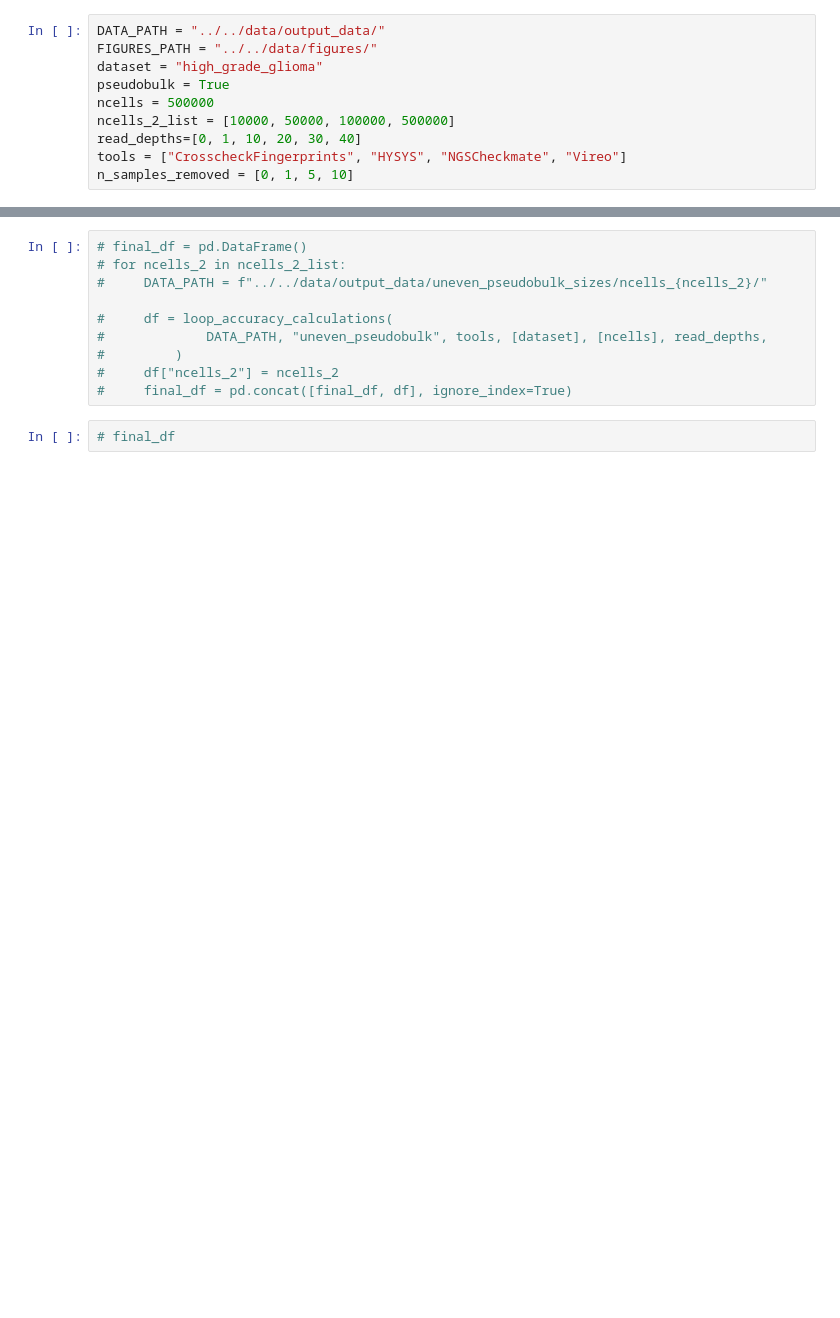
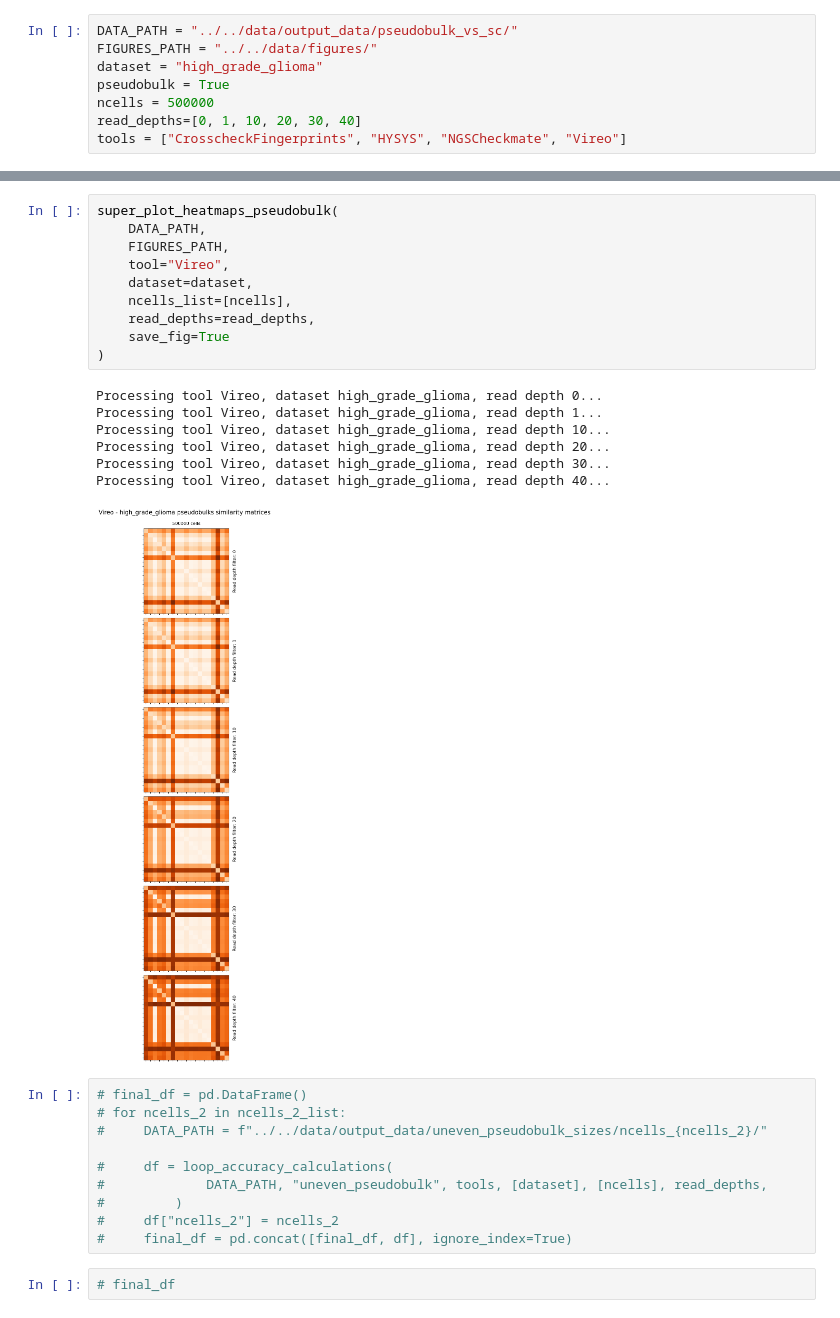
Before and after one commit to emma2207/hgsoc-reconstruction, a Jupyter notebook: sample_id_matching/scripts/experiment/crosscheck_analysis.ipynb, the cells around one changed output, grey strips where cells are left out. Drawn from its saved outputs; the diff is of its cells as text; blank space fills up the shorter version.

Commit message:
pseudobulk vs single-cell plots

```diff
--- a/sample_id_matching/scripts/experiment/crosscheck_analysis.ipynb
+++ b/sample_id_matching/scripts/experiment/crosscheck_analysis.ipynb
@@ -23,11 +21,9 @@ from visualization import (
 )
 # %%
-DATA_PATH = "../../data/output_data/"
+DATA_PATH = "../../data/output_data/pseudobulk_vs_sc/"
 FIGURES_PATH = "../../data/figures/"
 dataset = "high_grade_glioma"
 pseudobulk = True
 ncells = 500000
-ncells_2_list = [10000, 50000, 100000, 500000]
 read_depths=[0, 1, 10, 20, 30, 40]
 tools = ["CrosscheckFingerprints", "HYSYS", "NGSCheckmate", "Vireo"]
-n_samples_removed = [0, 1, 5, 10]
@@ -56,3 +30,21 @@ No results found for 0 samples removed and iteration 5. Skipping accuracy calcul
+# %%
+super_plot_heatmaps_pseudobulk(
+    DATA_PATH,
+    FIGURES_PATH,
+    tool="Vireo",
+    dataset=dataset,
+    ncells_list=[ncells],
+    read_depths=read_depths,
+    save_fig=True
+)
+# %% [output]
+Processing tool Vireo, dataset high_grade_glioma, read depth 0...
+Processing tool Vireo, dataset high_grade_glioma, read depth 1...
+Processing tool Vireo, dataset high_grade_glioma, read depth 10...
+Processing tool Vireo, dataset high_grade_glioma, read depth 20...
+Processing tool Vireo, dataset high_grade_glioma, read depth 30...
+Processing tool Vireo, dataset high_grade_glioma, read depth 40...
+[figure, added]
 # %%
 # final_df = pd.DataFrame()
 # for ncells_2 in ncells_2_list:
```
Also changed, not shown: parts of 2 cells of this notebook, 2 other files.
